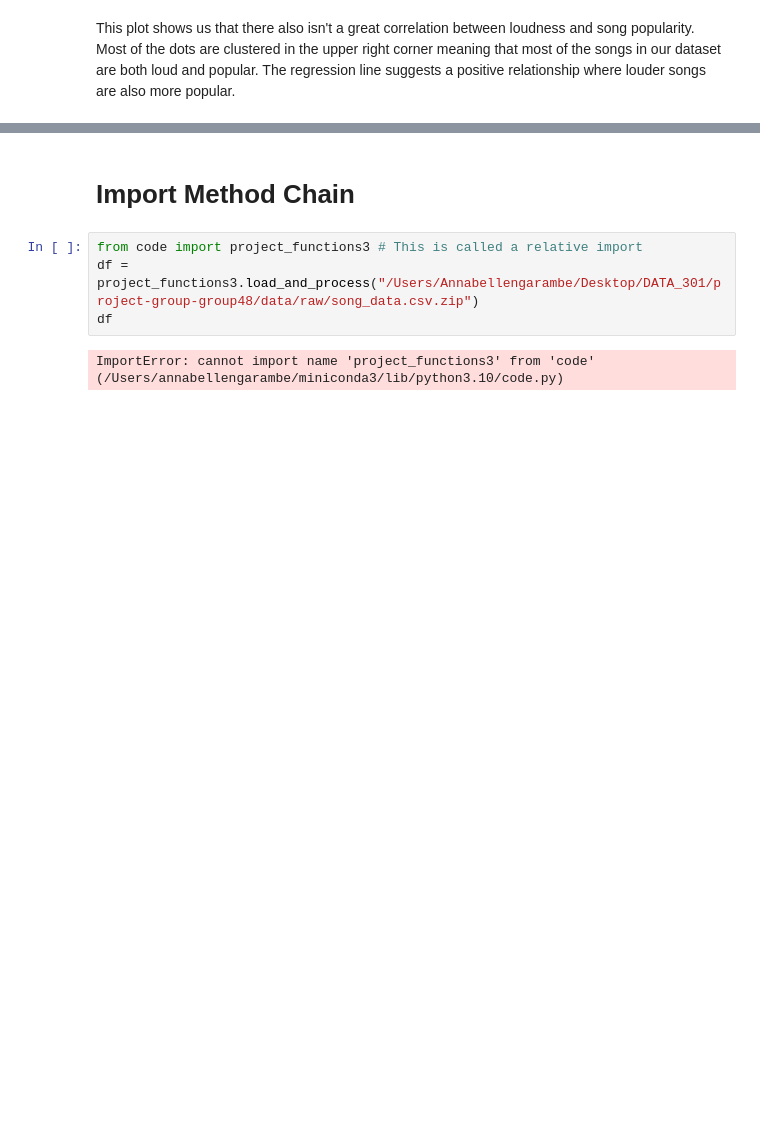
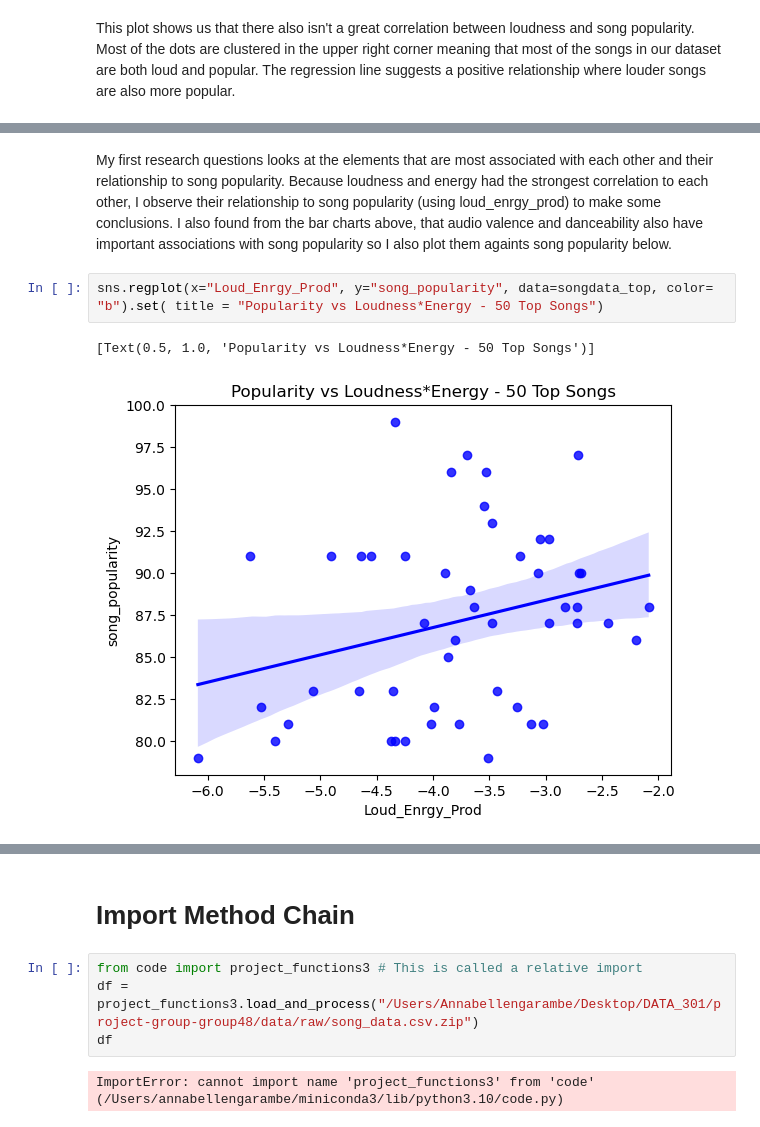
Before and after one commit to ubco-W2022T2-data301/project-group-group48, a Jupyter notebook: analysis/analysis3.ipynb, the cells around one changed output, grey strips where cells are left out. Saved outputs shown, nothing was run; the diff lists cells and outputs as text; blank space fills up the shorter version.

```diff
--- a/analysis/analysis3.ipynb
+++ b/analysis/analysis3.ipynb
@@ -406,0 +329,8 @@ plt.show()
+# %% [markdown]
+My first research questions looks at the elements that are most associated with each other and their relationship to song popularity. Because loudness and energy had the strongest correlation to each other, I observe their relationship to song popularity (using loud_enrgy_prod) to make some conclusions.
+I also found from the bar charts above, that audio valence and danceability also have important associations with song popularity so I also plot them againts song popularity below.
+# %%
+sns.regplot(x="Loud_Enrgy_Prod", y="song_popularity", data=songdata_top, color= "b").set( title = "Popularity vs Loudness*Energy - 50 Top Songs")
+# %% [output]
+[Text(0.5, 1.0, 'Popularity vs Loudness*Energy - 50 Top Songs')]
+[figure, added]
```
Also changed, not shown: parts of 90 cells of this notebook, 1 other file.
